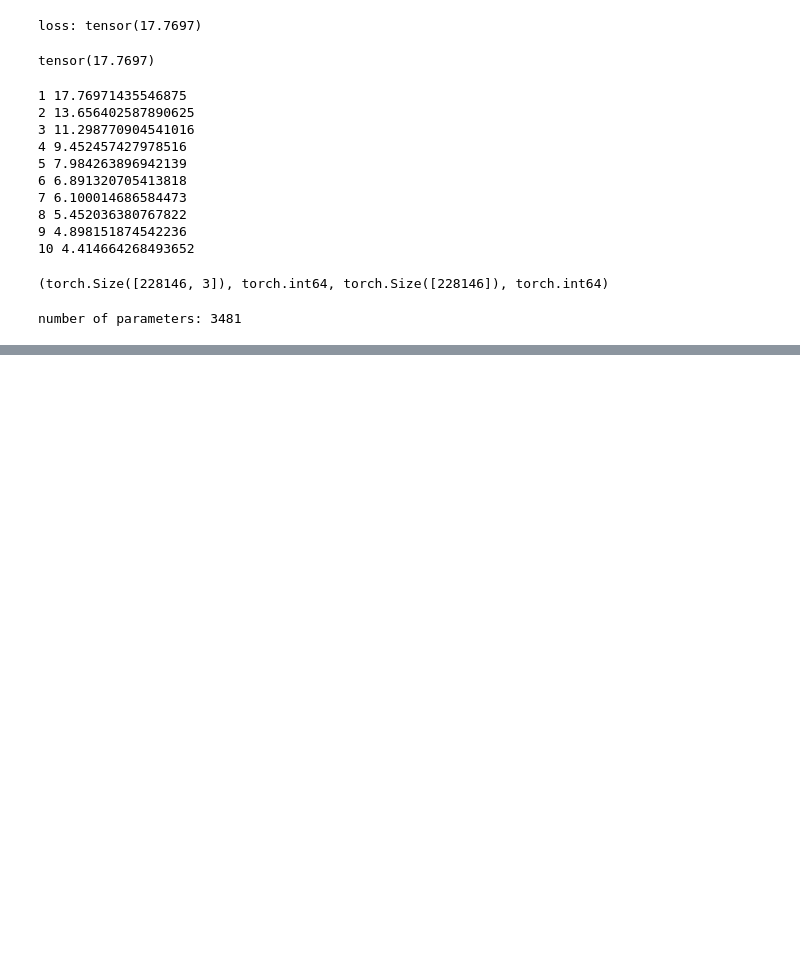
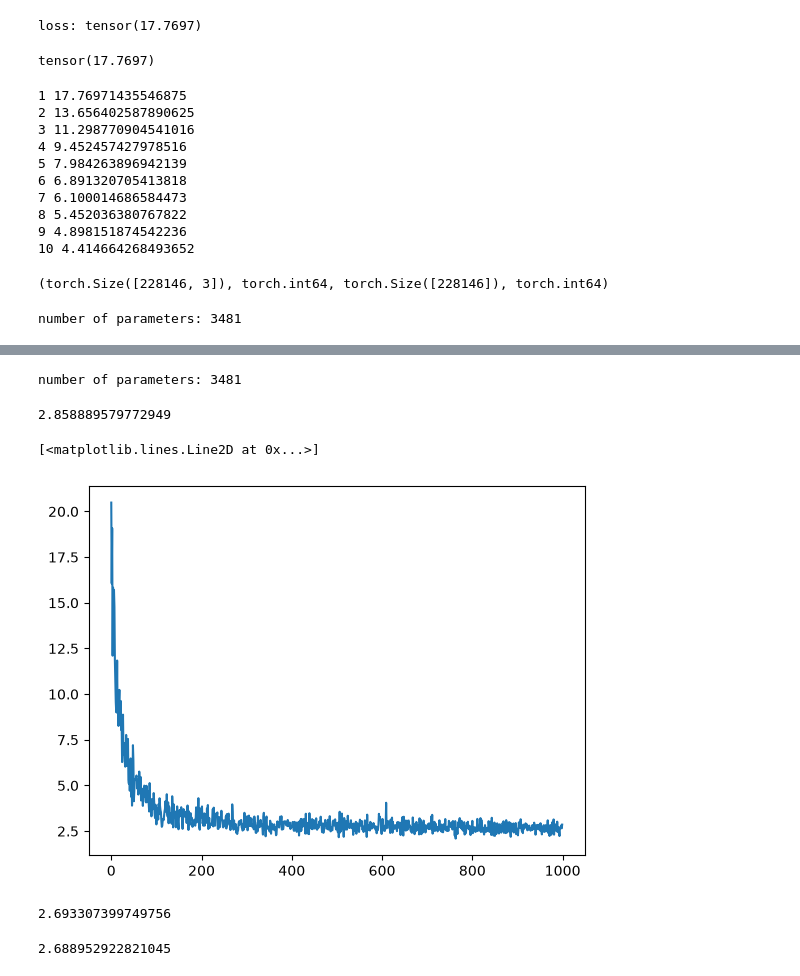
Before and after one commit to ebylmz/makemore, a Jupyter notebook: notebooks/p2_mlp.ipynb, the cells around one changed output, grey strips where cells are left out. Cells and saved outputs as stored; diff of their text form; code cells hidden in the pictures; blank space fills up the shorter version.

```diff
--- a/notebooks/p2_mlp.ipynb
+++ b/notebooks/p2_mlp.ipynb
@@ -369,0 +410,75 @@ plt.plot(lri, lossi)
+# %%
+# define vocabulary (each character mapped to a 2D vector)
+g = torch.Generator().manual_seed(2147483647)
+C = torch.randn((27, 2), generator=g)
+
+# define a 2-layer MLP
+W1 = torch.randn(6, 100, generator=g)
+b1 = torch.randn(100, generator=g)
+W2 = torch.randn(100, 27, generator=g)
+b2 = torch.randn(27, generator=g)
+parameters = [C, W1, b1, W2, b2]
+
+nparams = sum(p.nelement() for p in parameters)
+print('number of parameters:', nparams)
+# %% [output]
+number of parameters: 3481
+# %%
+lr = 0.1 # we observed that this is a nice learning rate
+
+stepi, lossi = [], []
+
+for p in parameters:
+    p.requires_grad = True
+
+for i in range(1000):
+    # minibatch construct (for faster convergence)
+    # instead of moving along the exact gradient direction 'slowly',
+    # move along noisy but good enough gradient direction 'guickly'.
+    ix = torch.randint(0, Xtr.shape[0], (32, ))
+
+    # forward pass
+    emb = C[Xtr[ix]].view(-1, 6)
+    h = torch.tanh(emb @ W1 + b1) # first layer
+    logits = h @ W2 + b2 # second layer: no activation, producing raw outputs (logits)
+
+    # calculate the loss
+    loss = F.cross_entropy(logits, Ytr[ix])
+
+    # backward pass
+    for p in parameters:
+        p.grad = None
+    loss.backward()
+
+    # update
+    for p in parameters:
+        p.data -= lr * p.grad
+
+    # keep track the stats
+    lossi.append(loss.item())
+    stepi.append(i)
+    # print(loss.item())
+
+print(loss.item())
+
+plt.plot(stepi, lossi)
+# %% [output]
+2.858889579772949
+[<matplotlib.lines.Line2D at 0x...>]
+[figure, added]
+# %%
+emb = C[Xtr].view(-1, 6)
+h = torch.tanh(emb @ W1 + b1)
+logits = h @ W2 + b2
+loss = F.cross_entropy(logits, Ytr)
+loss.item()
+# %% [output]
+2.693307399749756
+# %%
+emb = C[Xdev].view(-1, 6)
+h = torch.tanh(emb @ W1 + b1)
+logits = h @ W2 + b2
+loss = F.cross_entropy(logits, Ydev)
+loss.item()
+# %% [output]
+2.688952922821045
```
Also changed, not shown: parts of 18 cells of this notebook.
